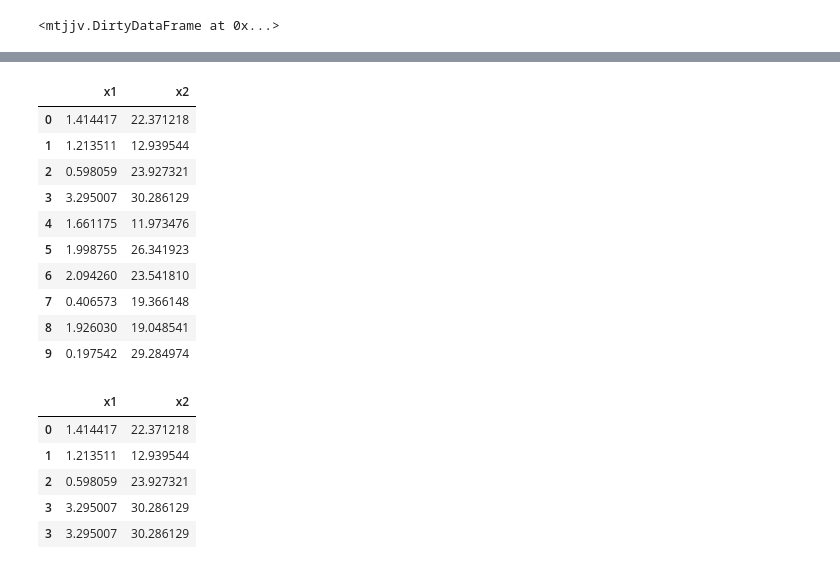
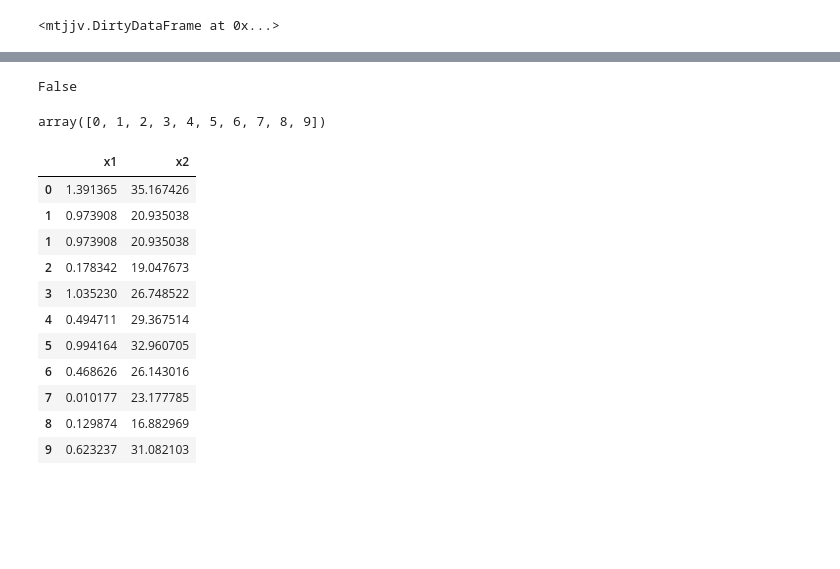
Before and after one commit to joeltanwr/DirtyDF, a Jupyter notebook: test_mtjjv.ipynb, the cells around one changed output, grey strips where cells are left out. Saved outputs shown, nothing was run; the diff lists cells and outputs as text; code cells hidden in the pictures; blank space fills up the shorter version.

Commit message:
added table plot, example on partial function applciation

```diff
--- a/test_mtjjv.ipynb
+++ b/test_mtjjv.ipynb
@@ -102,23 +230,23 @@ X_df.loc[row_to_add.index, :]
-# %%
-X_df
-# %% [output]
-|  | x1 | x2 |
-| 0 | 1.414417 | 22.371218 |
-| 1 | 1.213511 | 12.939544 |
-| 2 | 0.598059 | 23.927321 |
-| 3 | 3.295007 | 30.286129 |
-| 4 | 1.661175 | 11.973476 |
-| 5 | 1.998755 | 26.341923 |
-| 6 | 2.094260 | 23.541810 |
-| 7 | 0.406573 | 19.366148 |
-| 8 | 1.926030 | 19.048541 |
-| 9 | 0.197542 | 29.284974 |
+# %%
+2 is 3
+# %% [output]
+False
+# %%
+np.arange(10)
+# %% [output]
+array([0, 1, 2, 3, 4, 5, 6, 7, 8, 9])
 # %%
-pd.concat([X_df.loc[:row_to_add.index[0], :], row_to_add])
+pd.concat([X_df.iloc[:row_to_add.index[0], :], row_to_add, X_df.iloc[row_to_add.index[0]:, :]])
 # %% [output]
 |  | x1 | x2 |
-| 0 | 1.414417 | 22.371218 |
-| 1 | 1.213511 | 12.939544 |
-| 2 | 0.598059 | 23.927321 |
-| 3 | 3.295007 | 30.286129 |
-| 3 | 3.295007 | 30.286129 |
+| 0 | 1.391365 | 35.167426 |
+| 1 | 0.973908 | 20.935038 |
+| 1 | 0.973908 | 20.935038 |
+| 2 | 0.178342 | 19.047673 |
+| 3 | 1.035230 | 26.748522 |
+| 4 | 0.494711 | 29.367514 |
+| 5 | 0.994164 | 32.960705 |
+| 6 | 0.468626 | 26.143016 |
+| 7 | 0.010177 | 23.177785 |
+| 8 | 0.129874 | 16.882969 |
+| 9 | 0.623237 | 31.082103 |
```
Also changed, not shown: parts of 32 cells of this notebook, 1 other file.
